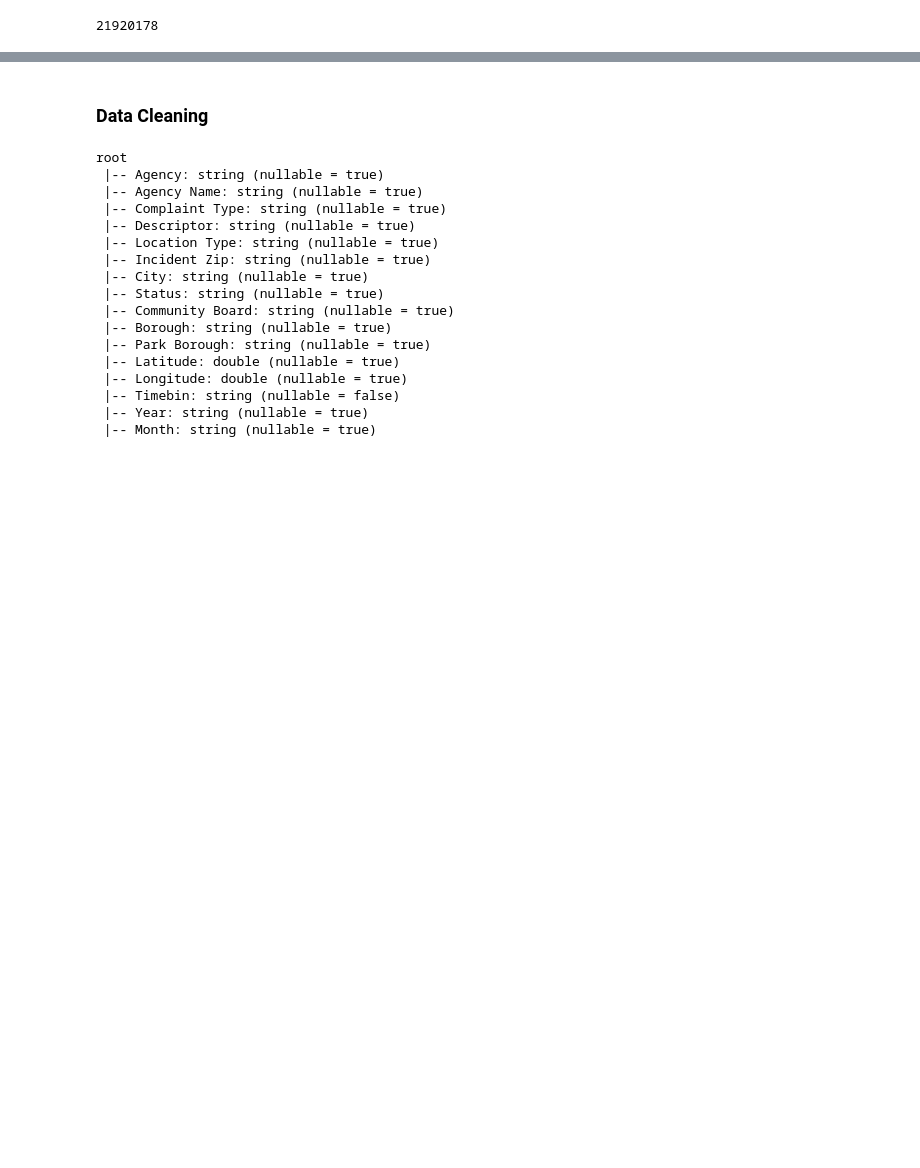
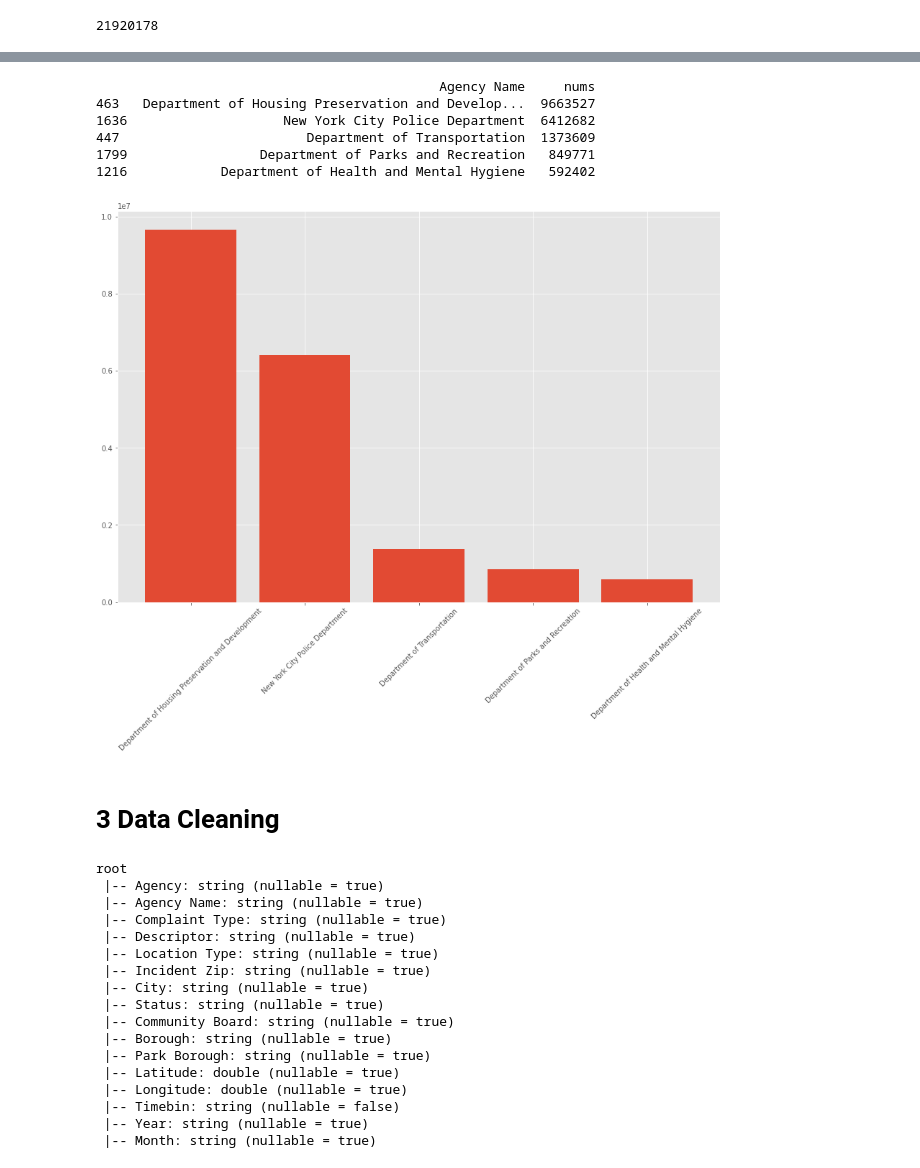
Before and after one commit to Jenova73/502_final_project, a Jupyter notebook: final_project.ipynb, the cells around one changed output, grey strips where cells are left out. Drawn from its saved outputs; the diff is of its cells as text; code cells hidden in the pictures; blank space fills up the shorter version.

```diff
--- a/final_project.ipynb
+++ b/final_project.ipynb
@@ -101,3 +146,14 @@ data.count()
+# %%
+# 5 most frequent Agency
+bar_plot(data,'Agency Name', 5)
+# %% [output]
+                                            Agency Name     nums
+463   Department of Housing Preservation and Develop...  9663527
+1636                    New York City Police Department  6412682
+447                        Department of Transportation  1373609
+1799                 Department of Parks and Recreation   849771
+1216            Department of Health and Mental Hygiene   592402
+[figure, added]
 # %% [markdown]
-### Data Cleaning
+# 3 Data Cleaning
 # %%
```
Also changed, not shown: parts of 44 cells of this notebook.
